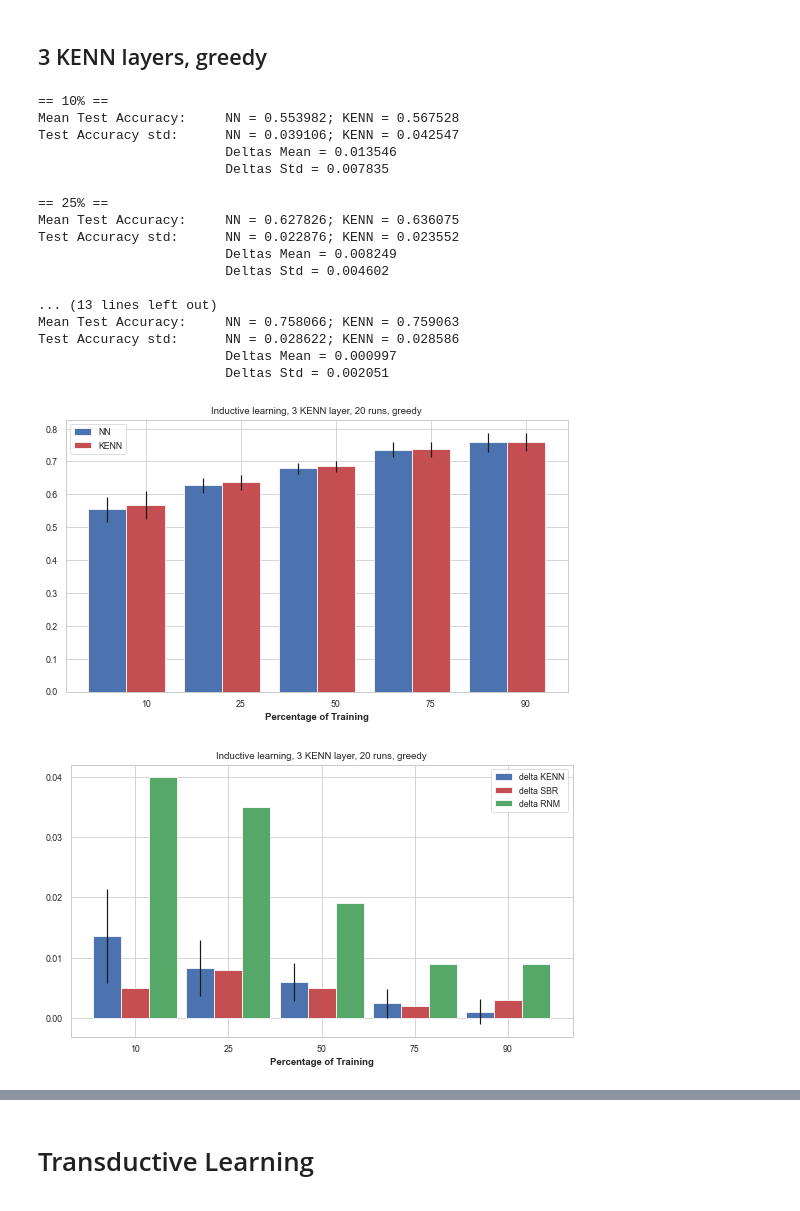
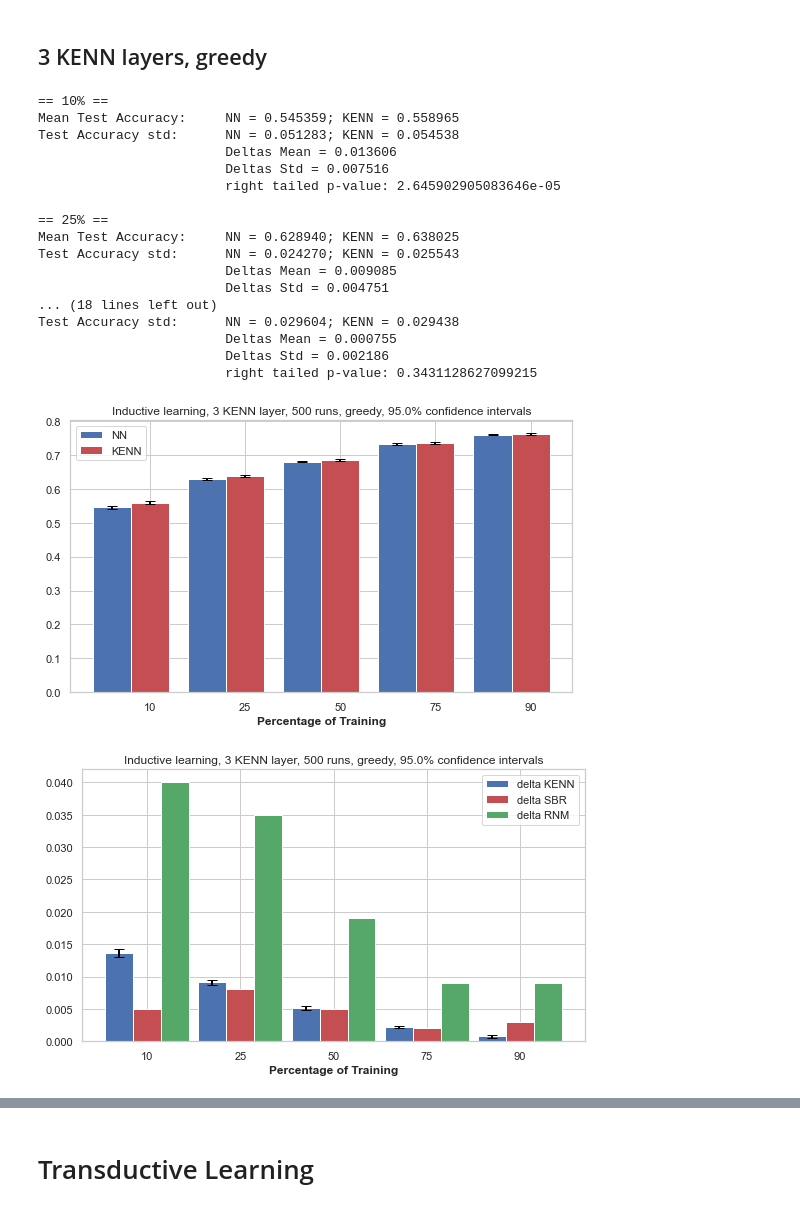
Before and after one commit to rmazzier/KENN-Citeseer-Experiments, a Jupyter notebook: final_results.ipynb, the cells around one changed output, grey strips where cells are left out. Cells and saved outputs as stored; diff of their text form; code cells hidden in the pictures.

```diff
--- a/final_results.ipynb
+++ b/final_results.ipynb
@@ -12,7 +12,7 @@ import pickle
 # %% [markdown]
 ## 3 KENN layers, e2e
 # %%
-with open('results/e2e/results_inductive_100','rb') as input:
+with open('results/e2e/results_inductive_500','rb') as input:
     history_inductive = pickle.load(input)
 # %%
 # plot_losses(history_100runs_inductive_3l)
@@ -50,37 +53,40 @@ plot_histograms(history_inductive, bw=0.6, bins=40)
 # %% [markdown]
 ## 3 KENN layers, greedy
 # %%
-with open('results/greedy/results_inductive_100_g','rb') as input:
+with open('results/greedy/results_inductive_500_g','rb') as input:
     history_inductive_g = pickle.load(input)
 # %%
 # plot_losses(history_20runs_inductive_3l_g)
 # %%
 # plot_accuracies(history_20runs_inductive_3l_g)
 # %%
+conf= 0.95
+
 print_and_plot_results(
     history_inductive_g,
-    plot_title="Inductive learning, 3 KENN layer, 20 runs, greedy",
-    other_deltas='i')
+    plot_title="Inductive learning, 3 KENN layer, 500 runs, greedy, {}% confidence intervals".format(conf*100),
+    other_deltas='i',
+    confidence_level=conf)
 # %% [output]
 == 10% ==
-Mean Test Accuracy:     NN = 0.553982; KENN = 0.567528
-Test Accuracy std:      NN = 0.039106; KENN = 0.042547
-                        Deltas Mean = 0.013546
-                        Deltas Std = 0.007835
+Mean Test Accuracy:     NN = 0.545359; KENN = 0.558965
+Test Accuracy std:      NN = 0.051283; KENN = 0.054538
+                        Deltas Mean = 0.013606
+                        Deltas Std = 0.007516
+                        right tailed p-value: 2.645902905083646e-05
 
 == 25% ==
-Mean Test Accuracy:     NN = 0.627826; KENN = 0.636075
-Test Accuracy std:      NN = 0.022876; KENN = 0.023552
-                        Deltas Mean = 0.008249
-                        Deltas Std = 0.004602
-
-... (13 lines left out)
-Mean Test Accuracy:     NN = 0.758066; KENN = 0.759063
-Test Accuracy std:      NN = 0.028622; KENN = 0.028586
-                        Deltas Mean = 0.000997
-                        Deltas Std = 0.002051
+Mean Test Accuracy:     NN = 0.628940; KENN = 0.638025
+Test Accuracy std:      NN = 0.024270; KENN = 0.025543
+                        Deltas Mean = 0.009085
+                        Deltas Std = 0.004751
+... (18 lines left out)
+Test Accuracy std:      NN = 0.029604; KENN = 0.029438
+                        Deltas Mean = 0.000755
+                        Deltas Std = 0.002186
+                        right tailed p-value: 0.3431128627099215
-[figure, old version]
+[figure, new version]
-[figure, old version]
+[figure, new version]
 # %%
 plot_histograms(history_inductive_g, bw=0.6, bins=40)
 # %% [output]
```
Also changed, not shown: parts of 12 cells of this notebook, 8 other files.
